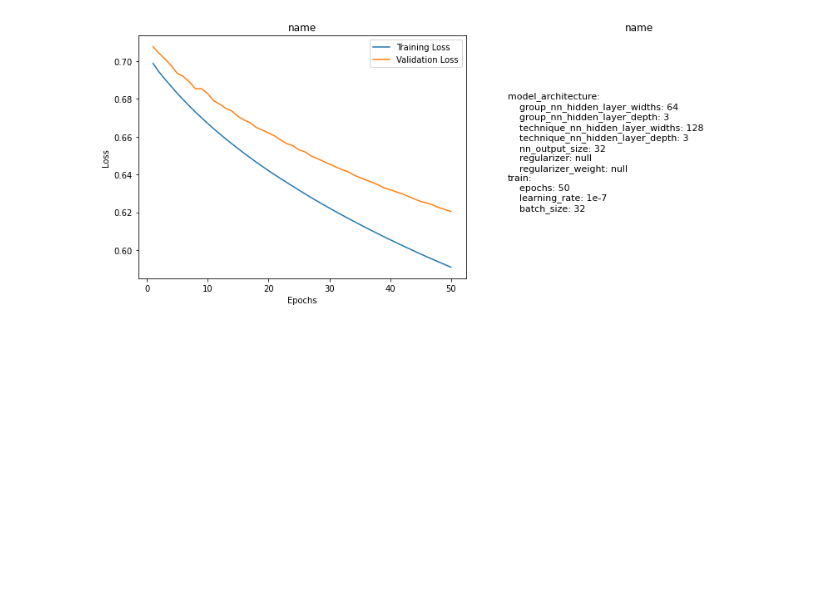
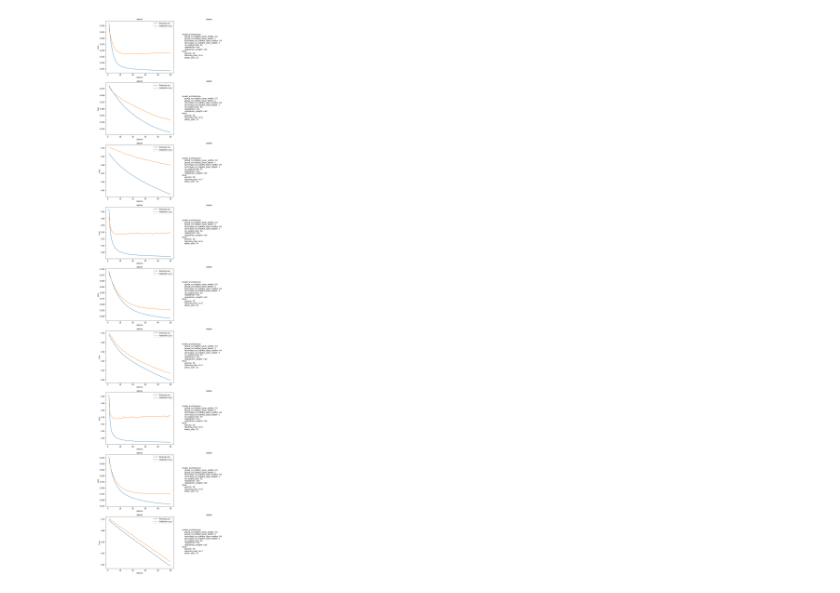
Before and after one commit to hcvu1050/hieuchivu-gt24-repo2, a Jupyter notebook: notebooks/plot_test.ipynb, the cells around one changed output. Drawn from its saved outputs; the diff is of its cells as text; code cells hidden in the pictures; blank space fills up the shorter version.

Commit message:
batch train 1

```diff
--- a/notebooks/plot_test.ipynb
+++ b/notebooks/plot_test.ipynb
@@ -8,6 +8,6 @@ import matplotlib.pyplot as plt
 # %%
 from visualization import plotting
 # %%
-plotting.batch_plot_loss (model_name= 'model1', folder_name = 'model1_single_train')
+plotting.batch_plot_loss (model_name= 'model1', folder_name = 'model1_batch1')
 # %% [output]
-[figure, old version]
+[figure, new version]
```
Also changed, not shown: 54 other files.
